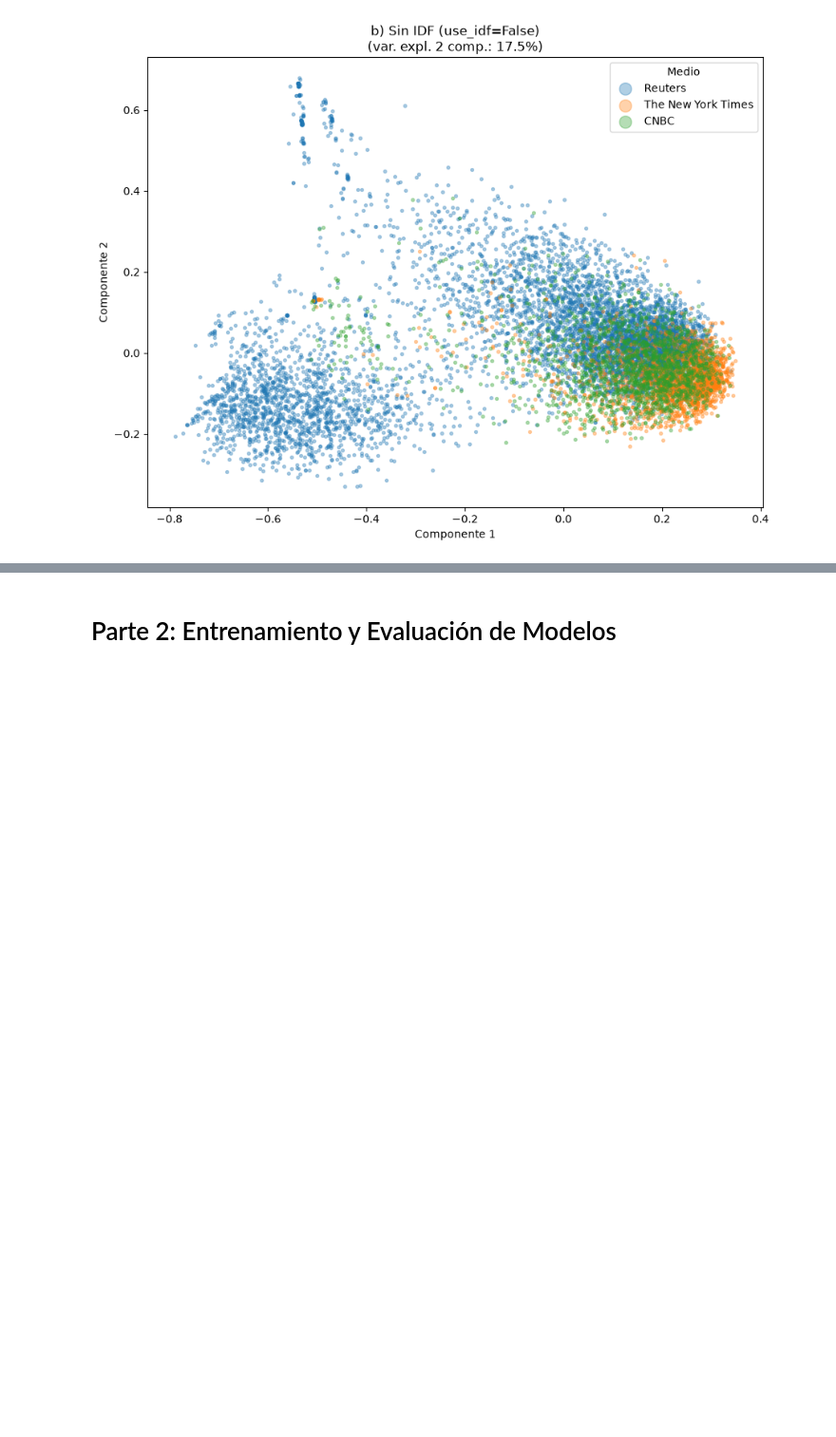
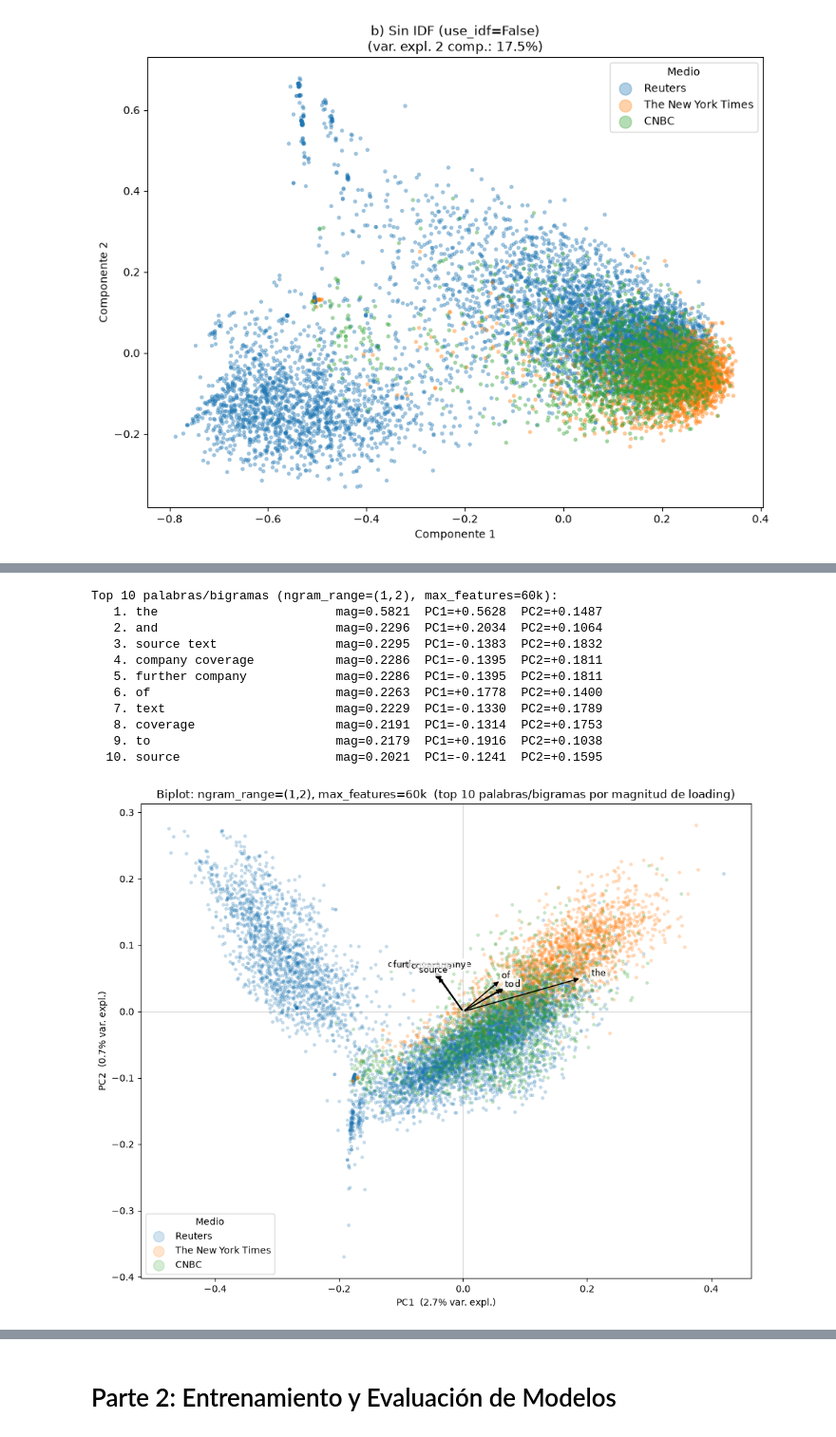
Before and after one commit to Nicolasvb23/intro-cd, a Jupyter notebook: Tarea_2/2026_tarea2.ipynb, the cells around one changed output, grey strips where cells are left out. Shown at 95% size. Drawn from its saved outputs; the diff is of its cells as text; code cells hidden in the pictures; blank space fills up the shorter version.

Commit message:
update informe con nuevas imagenes

```diff
--- a/Tarea_2/2026_tarea2.ipynb
+++ b/Tarea_2/2026_tarea2.ipynb
@@ -371,6 +369,10 @@ loadings = pca.components_.T          # (n_features, 2)
 magnitudes = np.linalg.norm(loadings, axis=1)
 top_idx  = magnitudes.argsort()[::-1][:10]
 scale    = np.abs(X_2d).max() / np.abs(loadings[top_idx]).max() * 0.4
+
+print("Top 10 palabras (base):")
+for r, i in enumerate(top_idx, 1):
+    print(f"  {r:2d}. {vocab[i]:<20s}  mag={magnitudes[i]:.4f}  PC1={loadings[i,0]:+.4f}  PC2={loadings[i,1]:+.4f}")
 
 fig, ax = plt.subplots(figsize=(10, 8))
 for pub in top_3_publications:
@@ -421,6 +434,10 @@ loadings = pca.components_.T
 magnitudes = np.linalg.norm(loadings, axis=1)
 top_idx  = magnitudes.argsort()[::-1][:10]
 scale    = np.abs(X_2d).max() / np.abs(loadings[top_idx]).max() * 0.4
+
+print("Top 10 palabras (stop_words='english'):")
+for r, i in enumerate(top_idx, 1):
+    print(f"  {r:2d}. {vocab[i]:<20s}  mag={magnitudes[i]:.4f}  PC1={loadings[i,0]:+.4f}  PC2={loadings[i,1]:+.4f}")
 
 fig, ax = plt.subplots(figsize=(10, 8))
 for pub in top_3_publications:
@@ -471,6 +499,10 @@ loadings = pca.components_.T
 magnitudes = np.linalg.norm(loadings, axis=1)
 top_idx  = magnitudes.argsort()[::-1][:10]
 scale    = np.abs(X_2d).max() / np.abs(loadings[top_idx]).max() * 0.4
+
+print("Top 10 palabras (use_idf=False):")
+for r, i in enumerate(top_idx, 1):
+    print(f"  {r:2d}. {vocab[i]:<20s}  mag={magnitudes[i]:.4f}  PC1={loadings[i,0]:+.4f}  PC2={loadings[i,1]:+.4f}")
 
 fig, ax = plt.subplots(figsize=(10, 8))
 for pub in top_3_publications:
@@ -516,30 +561,47 @@ plt.show()
 # %%
 # Biplot ngram_range=(1,2)
 vocab    = vec.get_feature_names_out()
 loadings = pca.components_.T
 magnitudes = np.linalg.norm(loadings, axis=1)
 top_idx  = magnitudes.argsort()[::-1][:10]
 scale    = np.abs(X_2d).max() / np.abs(loadings[top_idx]).max() * 0.4
+
+print("Top 10 palabras/bigramas (ngram_range=(1,2), max_features=60k):")
+for r, i in enumerate(top_idx, 1):
+    print(f"  {r:2d}. {vocab[i]:<25s}  mag={magnitudes[i]:.4f}  PC1={loadings[i,0]:+.4f}  PC2={loadings[i,1]:+.4f}")
 
 fig, ax = plt.subplots(figsize=(10, 8))
 for pub in top_3_publications:
     mask = (y_train == pub).values
     ax.scatter(X_2d[mask, 0], X_2d[mask, 1], label=pub, alpha=0.2, s=8, color=pub_to_color[pub])
 for i in top_idx:
     ax.annotate("", xy=(loadings[i,0]*scale, loadings[i,1]*scale), xytext=(0,0),
                 arrowprops=dict(arrowstyle="-|>", color="black", lw=1.2))
     ax.text(loadings[i,0]*scale*1.15, loadings[i,1]*scale*1.15,
             vocab[i], fontsize=9, ha="center", va="center",
             bbox=dict(boxstyle="round,pad=0.2", facecolor="white", alpha=0.8, edgecolor="none"))
 ax.axhline(0, color="gray", lw=0.5, alpha=0.5)
 ax.axvline(0, color="gray", lw=0.5, alpha=0.5)
 ax.set_xlabel(f"PC1  ({pca.explained_variance_ratio_[0]*100:.1f}% var. expl.)")
 ax.set_ylabel(f"PC2  ({pca.explained_variance_ratio_[1]*100:.1f}% var. expl.)")
 ax.set_title("Biplot: ngram_range=(1,2), max_features=60k  (top 10 palabras/bigramas por magnitud de loading)")
 ax.legend(title="Medio", markerscale=4)
 plt.tight_layout()
 plt.savefig("../Tarea_2/informe/imagenes/chart_biplot_bigrams.png", dpi=150, bbox_inches="tight")
 plt.show()
+# %% [output]
+Top 10 palabras/bigramas (ngram_range=(1,2), max_features=60k):
+   1. the                        mag=0.5821  PC1=+0.5628  PC2=+0.1487
+   2. and                        mag=0.2296  PC1=+0.2034  PC2=+0.1064
+   3. source text                mag=0.2295  PC1=-0.1383  PC2=+0.1832
+   4. company coverage           mag=0.2286  PC1=-0.1395  PC2=+0.1811
+   5. further company            mag=0.2286  PC1=-0.1395  PC2=+0.1811
+   6. of                         mag=0.2263  PC1=+0.1778  PC2=+0.1400
+   7. text                       mag=0.2229  PC1=-0.1330  PC2=+0.1789
+   8. coverage                   mag=0.2191  PC1=-0.1314  PC2=+0.1753
+   9. to                         mag=0.2179  PC1=+0.1916  PC2=+0.1038
+  10. source                     mag=0.2021  PC1=-0.1241  PC2=+0.1595
+[figure, added]
 # %%
 N_MAX = 10
 pca_ncomp = PCA(n_components=N_MAX, random_state=42)
```
Also changed, not shown: parts of 6 cells of this notebook, 7 other files.
